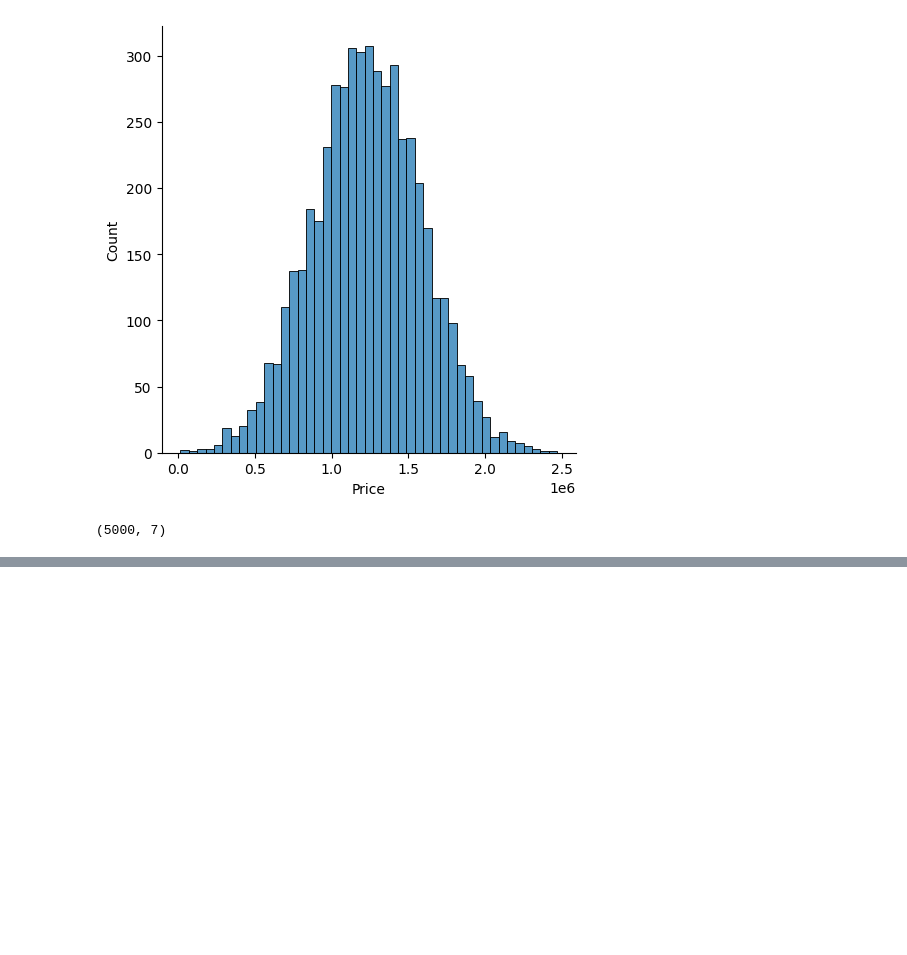
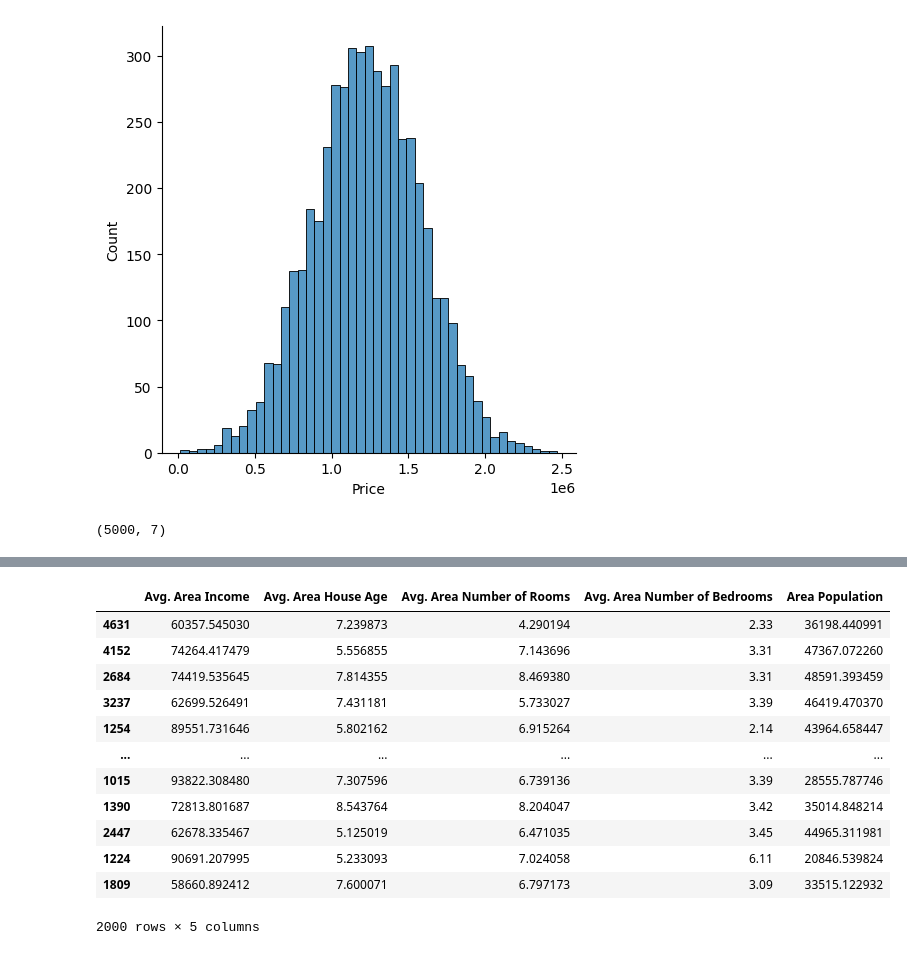
Before and after one commit to VikasSivashankaran/Data_Science, a Jupyter notebook: Linear_Regression/linear_regresion.ipynb, the cells around one changed output, grey strips where cells are left out. Saved outputs shown, nothing was run; the diff lists cells and outputs as text; code cells hidden in the pictures; blank space fills up the shorter version.

```diff
--- a/Linear_Regression/linear_regresion.ipynb
+++ b/Linear_Regression/linear_regresion.ipynb
@@ -80,0 +174,17 @@ X_train ,X_test ,y_train, y_test = train_test_split(X, y ,random_state=144, test
+# %%
+predictions = lm.predict(X_test)
+X_test
+# %% [output]
+|  | Avg. Area Income | Avg. Area House Age | Avg. Area Number of Rooms | Avg. Area Number of Bedrooms | Area Population |
+| 4631 | 60357.545030 | 7.239873 | 4.290194 | 2.33 | 36198.440991 |
+| 4152 | 74264.417479 | 5.556855 | 7.143696 | 3.31 | 47367.072260 |
+| 2684 | 74419.535645 | 7.814355 | 8.469380 | 3.31 | 48591.393459 |
+| 3237 | 62699.526491 | 7.431181 | 5.733027 | 3.39 | 46419.470370 |
+| 1254 | 89551.731646 | 5.802162 | 6.915264 | 2.14 | 43964.658447 |
+| ... | ... | ... | ... | ... | ... |
+| 1015 | 93822.308480 | 7.307596 | 6.739136 | 3.39 | 28555.787746 |
+| 1390 | 72813.801687 | 8.543764 | 8.204047 | 3.42 | 35014.848214 |
+| 2447 | 62678.335467 | 5.125019 | 6.471035 | 3.45 | 44965.311981 |
+| 1224 | 90691.207995 | 5.233093 | 7.024058 | 6.11 | 20846.539824 |
+| 1809 | 58660.892412 | 7.600071 | 6.797173 | 3.09 | 33515.122932 |
+2000 rows × 5 columns
```
Also changed, not shown: parts of 18 cells of this notebook.
